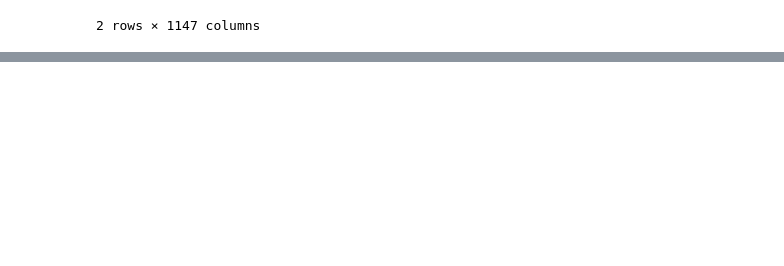
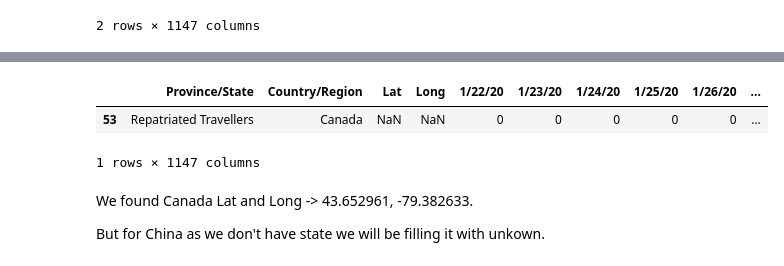
Before and after one commit to Shubhrottam-Katoch/Covid-19-Analysis, a Jupyter notebook: EDA.ipynb, the cells around one changed output, grey strips where cells are left out. Drawn from its saved outputs; the diff is of its cells as text; code cells hidden in the pictures; blank space fills up the shorter version.

Commit message:
Added more dataset with new methods of cleaning

```diff
--- a/EDA.ipynb
+++ b/EDA.ipynb
@@ -13,3 +50,12 @@ df.head(2)
+# %%
+datasets = {'confirmed_df':confirmed_df,'recovery_df':recovery_df,'death_df':death_df,'total_population_2025':total_population_2025}
 # %%
-df.info()
+for name, df in datasets.items():
+    print(f"Checking {name}...")
+
+    # Null check
+    print(f"Nulls: {df.isnull().sum().sum()}")
+
+    # Shape
+    print(f"Shape: {df.shape}\n")
 # %% [output]
@@ -41,0 +77,5 @@ working_df.head(2)
+# %%
+for name,df in datasets.items():
+    print(f"{name}...")
+    print(df.info())
+    print(df.columns,'\n')
@@ -41,0 +102,6 @@ working_df.head(2)
+# %%
+working_datasets = {}
+
+for name, dataset in datasets.items():
+    working_datasets[f"working_{name}"] = dataset.copy()
+working_datasets.keys()
@@ -41,0 +257,10 @@ working_df.head(2)
+# %%
+working_datasets['working_confirmed_df'][working_datasets['working_confirmed_df']['Province/State'] == 'Repatriated Travellers']
+# %% [output]
+|  | Province/State | Country/Region | Lat | Long | 1/22/20 | 1/23/20 | 1/24/20 | 1/25/20 | 1/26/20 | ... |
+| 53 | Repatriated Travellers | Canada | NaN | NaN | 0 | 0 | 0 | 0 | 0 | ... |
+1 rows × 1147 columns
+# %% [markdown]
+We found Canada Lat and Long -> 43.652961, -79.382633.
+
+But for China as we don't have state we will be filling it with unkown.
```
Also changed, not shown: parts of 28 cells of this notebook.
